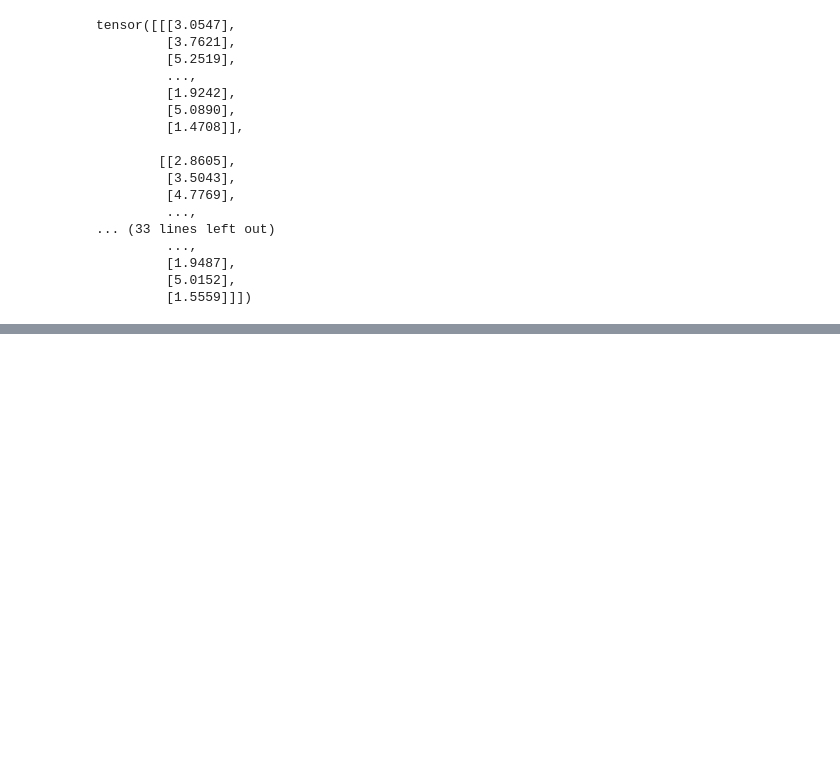
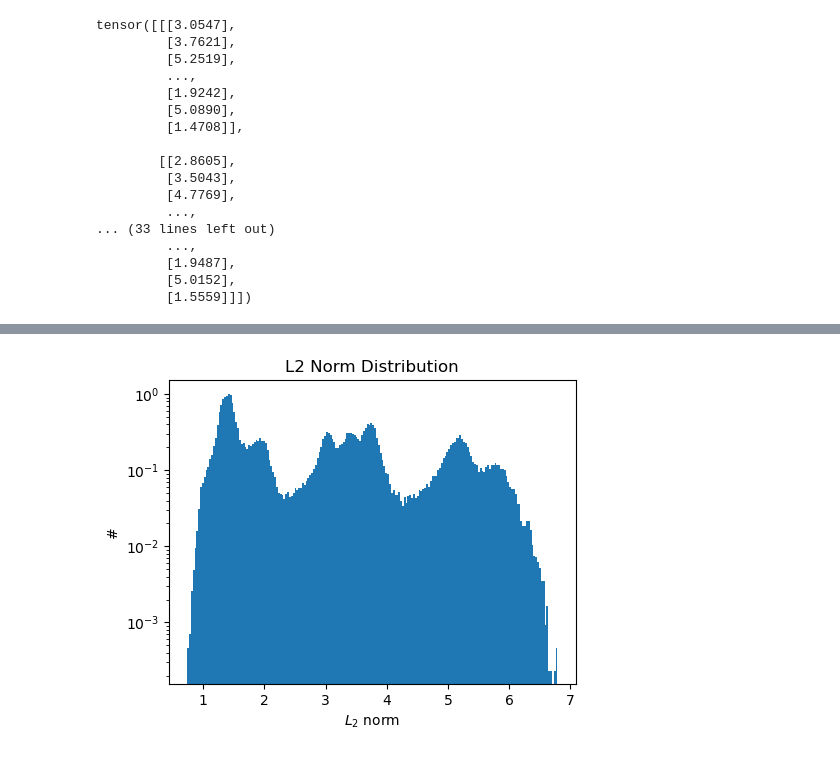
Before and after one commit to elmoprimmer/spurious_correlations, a Jupyter notebook: dfr_testing2.ipynb, the cells around one changed output, grey strips where cells are left out. Drawn from its saved outputs; the diff is of its cells as text; code cells hidden in the pictures; blank space fills up the shorter version.

```diff
--- a/dfr_testing2.ipynb
+++ b/dfr_testing2.ipynb
@@ -240,0 +225,4 @@ torch.Size([196, 1])
+# %%
+norm.plot_l2_norm_distribution_folder('notebooks/data/001.Black_footed_Albatross', bins=200)
+# %% [output]
+[figure, added]
```
Also changed, not shown: parts of 3 cells of this notebook, 1 other file.
